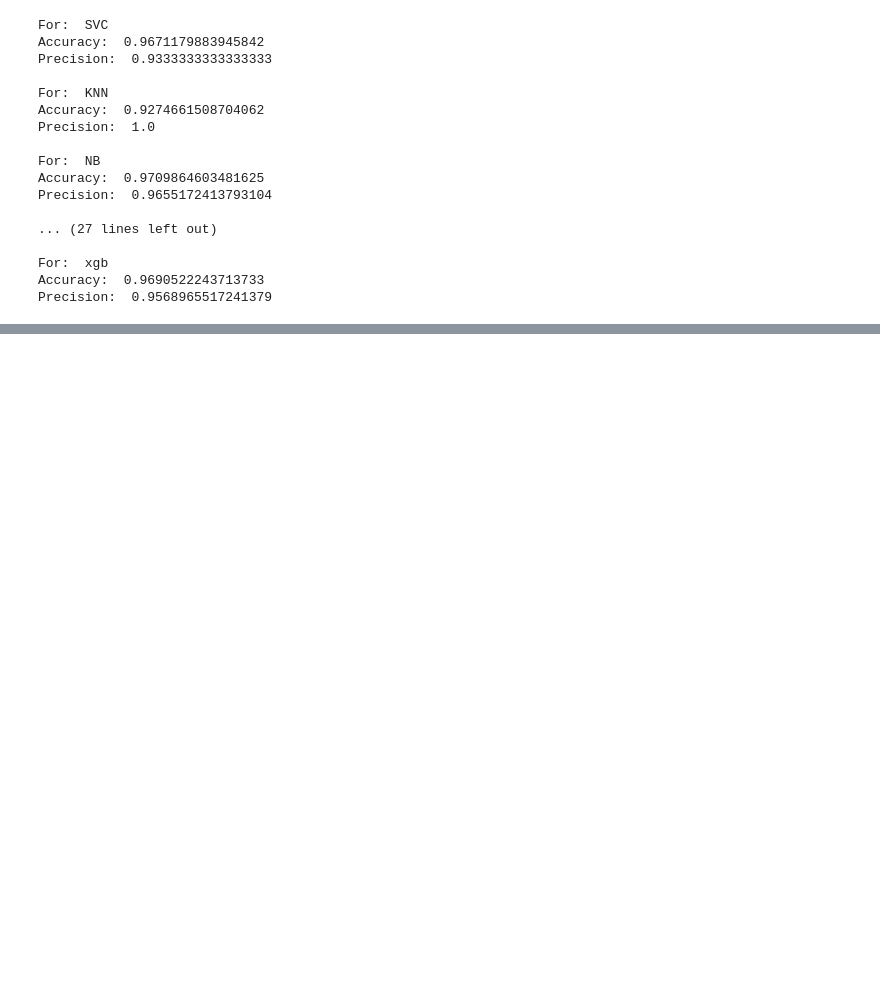
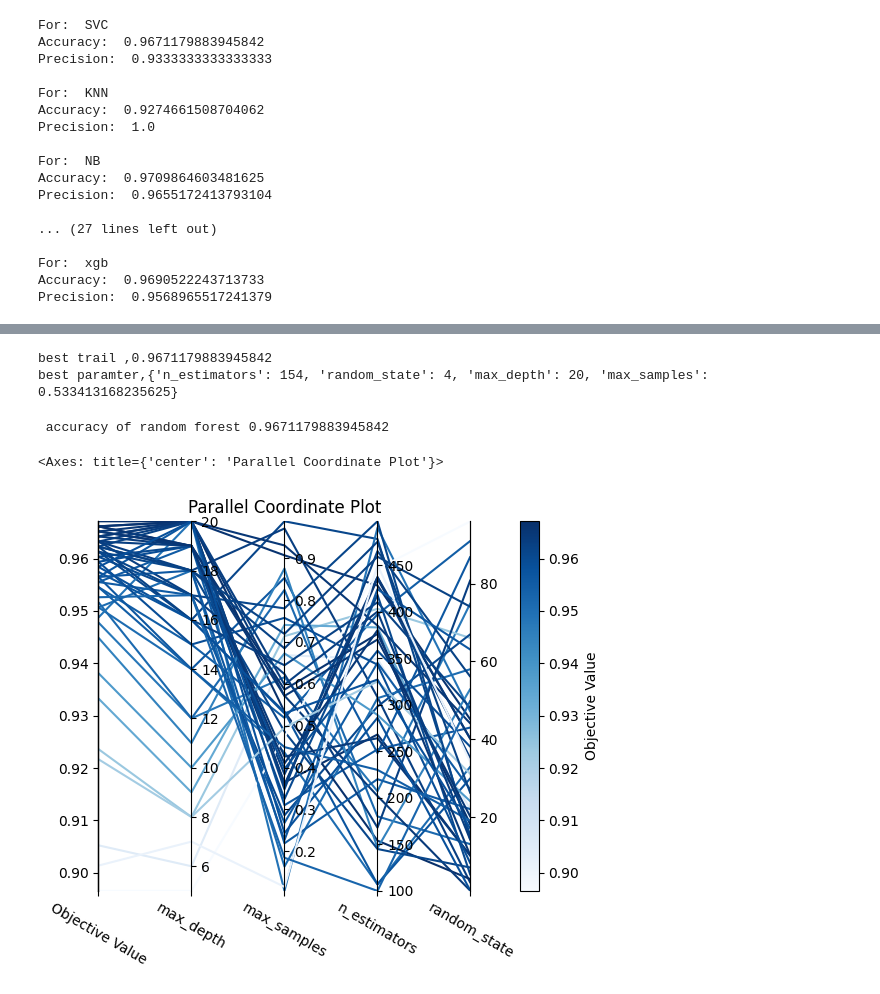
Before and after one commit to Ganesh20000/MLOPS_PIPELINE, a Jupyter notebook: mynotebook.ipynb, the cells around one changed output, grey strips where cells are left out. Drawn from its saved outputs; the diff is of its cells as text; code cells hidden in the pictures; blank space fills up the shorter version.

```diff
--- a/mynotebook.ipynb
+++ b/mynotebook.ipynb
@@ -295,0 +334,3 @@ Precision:  0.9568965517241379
+# %%
+study = optuna.create_study(direction='maximize')
+study.optimize(objective, n_trials=50)
@@ -295,0 +355,24 @@ Precision:  0.9568965517241379
+# %%
+print(f'best trail ,{study.best_trial.value}')
+print(f"best paramter,{study.best_params}")
+# %% [output]
+best trail ,0.9671179883945842
+best paramter,{'n_estimators': 154, 'random_state': 4, 'max_depth': 20, 'max_samples': 0.533413168235625}
+# %%
+model=RandomForestClassifier(**study.best_trial.params)
+
+model.fit(X_train,y_train)
+
+y_pred=model.predict(X_test)
+
+print(f" accuracy of random forest {accuracy_score(y_test,y_pred)}")
+# %% [output]
+ accuracy of random forest 0.9671179883945842
+# %%
+from optuna.visualization.matplotlib import plot_parallel_coordinate
+import matplotlib.pyplot as plt
+
+plot_parallel_coordinate(study)
+# %% [output]
+<Axes: title={'center': 'Parallel Coordinate Plot'}>
+[figure, added]
```
Also changed, not shown: parts of 7 cells of this notebook, 4 other files.
